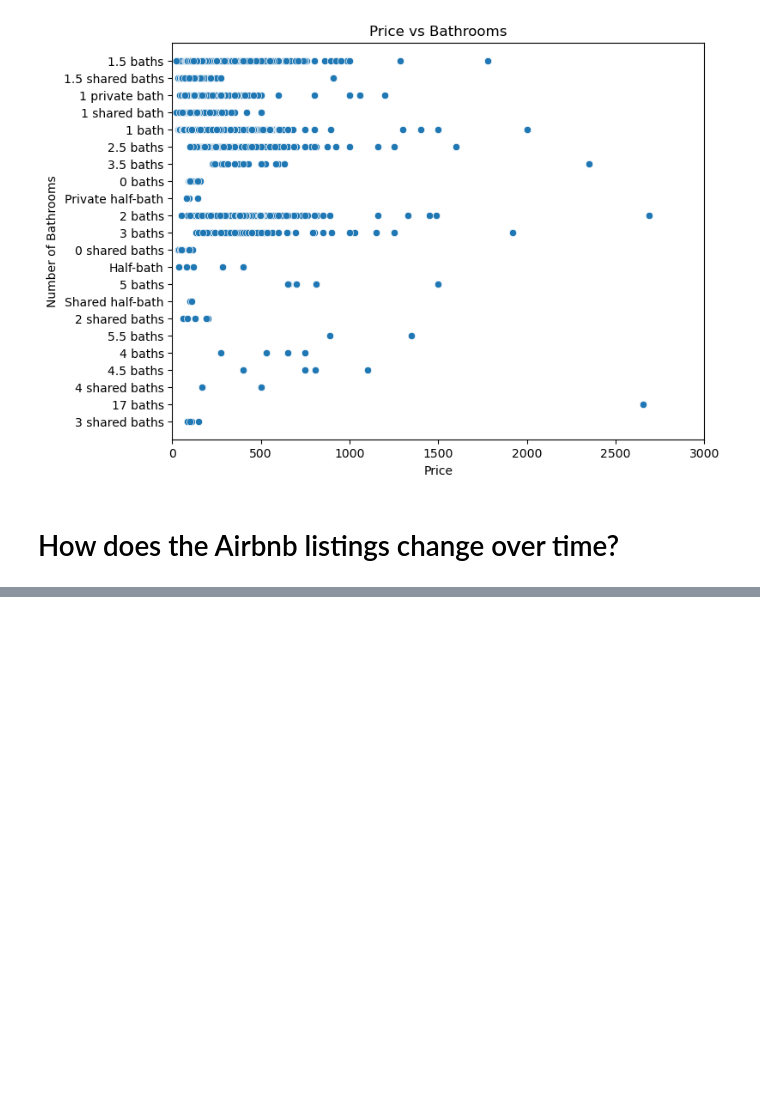
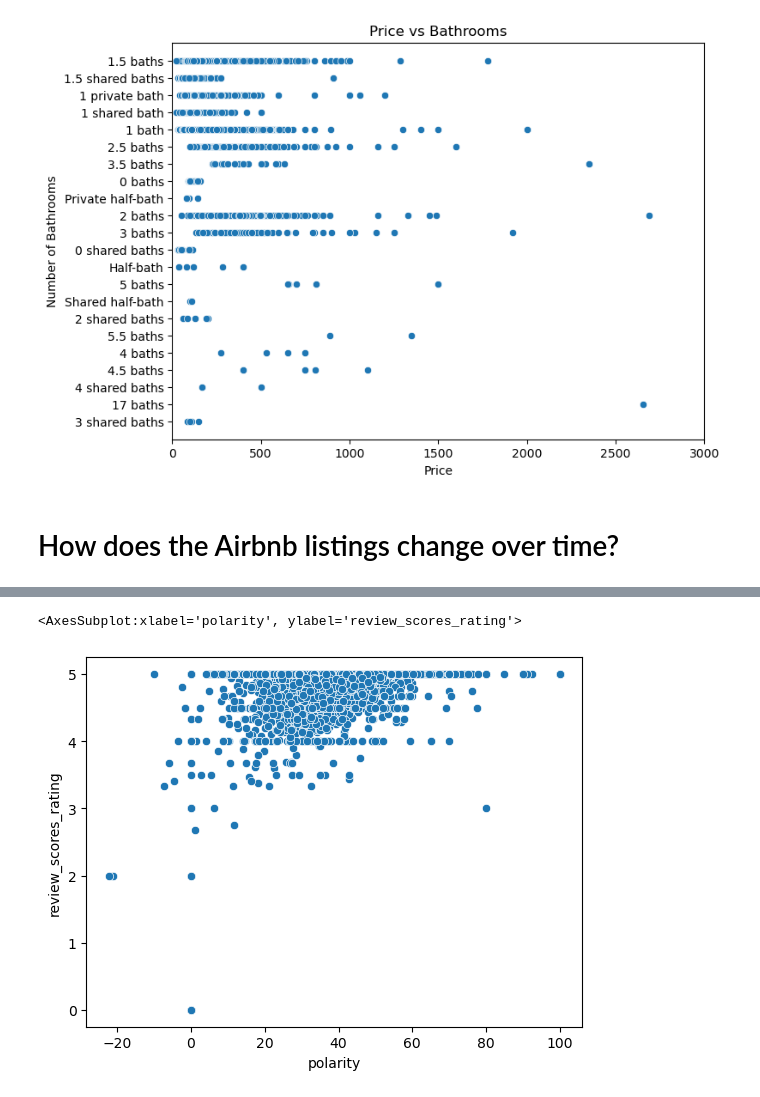
Before and after one commit to darklord-57/darklord, a Jupyter notebook: data_analysis/airbnb_EDA/EDA.ipynb, the cells around one changed output, grey strips where cells are left out. Drawn from its saved outputs; the diff is of its cells as text; code cells hidden in the pictures; blank space fills up the shorter version.

```diff
--- a/data_analysis/airbnb_EDA/EDA.ipynb
+++ b/data_analysis/airbnb_EDA/EDA.ipynb
@@ -294,0 +366,30 @@ that Airbnb's growth in terms of new hosts joining the platform has slowed in re
+# %%
+def remove_punc(x):
+    try:
+        lst = [word for word in x if word not in punctuation]
+    except:
+        lst = 'none'
+    return lst
+# %%
+from textblob import TextBlob
+
+def get_sentiment(x):
+    blob = TextBlob(" ".join(remove_punc(x)))
+    sentiment = blob.sentiment
+    return sentiment.polarity,sentiment.subjectivity
+
+df1['filtered'] = df1['filtered'].swifter\
+     .apply(lambda x:get_sentiment(x))
+# %%
+df1['polarity'] = df1['filtered'].apply(lambda x:x[0])
+df1['subjectivity'] = df1['filtered'].apply(lambda x:x[1])
+df1.drop('filtered',axis=1,inplace=True)
+df1 = df1.groupby('listing_id')[['polarity','subjectivity']].mean()
+# %%
+merged = pd.merge(df[['id','review_scores_rating']],
+         df1,
+         left_on='id',
+         right_on='listing_id',
+         how='inner')
+merged['polarity'] = merged['polarity'].apply(lambda x:x*100)
+merged
@@ -294,0 +410,5 @@ that Airbnb's growth in terms of new hosts joining the platform has slowed in re
+# %%
+sns.scatterplot(x='polarity',y='review_scores_rating',data=merged)
+# %% [output]
+<AxesSubplot:xlabel='polarity', ylabel='review_scores_rating'>
+[figure, added]
```
Also changed, not shown: parts of 18 cells of this notebook.
